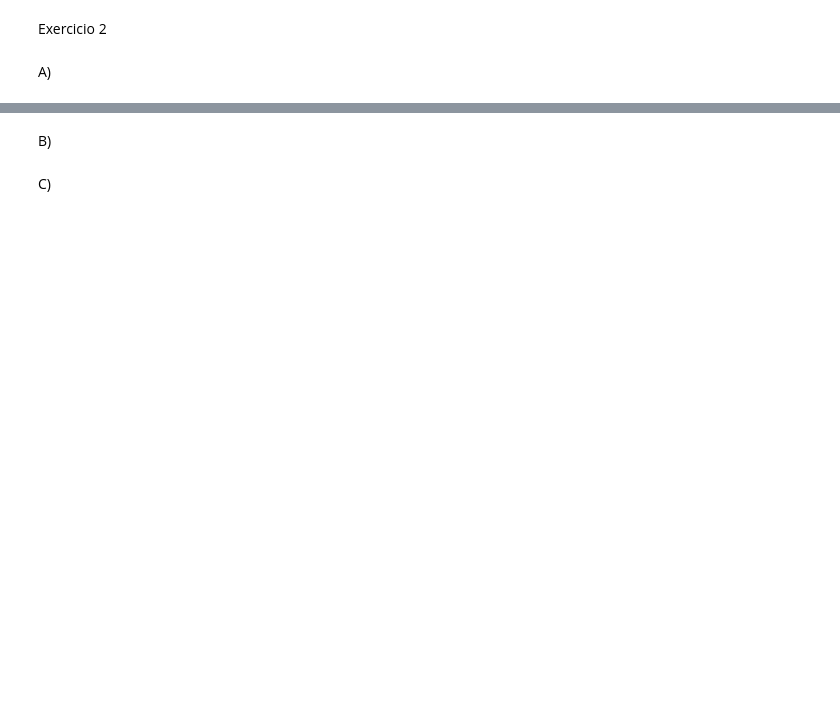
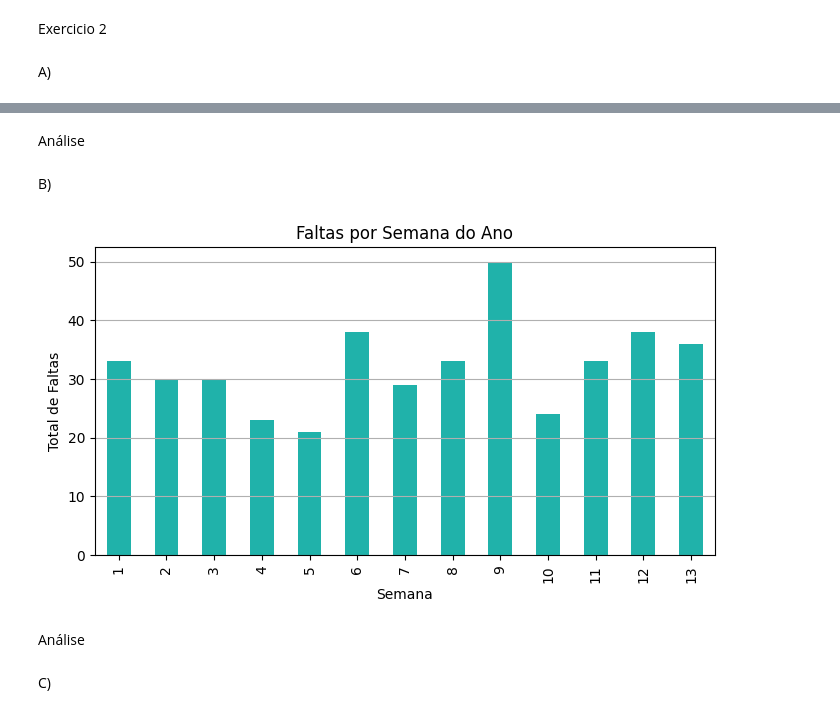
Before and after one commit to greickz/data-science-2026-sem1, a Jupyter notebook: analise.ipynb, the cells around one changed output, grey strips where cells are left out. Drawn from its saved outputs; the diff is of its cells as text; code cells hidden in the pictures; blank space fills up the shorter version.

```diff
--- a/analise.ipynb
+++ b/analise.ipynb
@@ -44,3 +93,12 @@ C)
 Exercicio 2
 # %% [markdown]
 A)
+# %%
+df["Data_Ultima_Falta"] = pd.to_datetime(df["Data_Ultima_Falta"], errors='coerce')
+df["Mes_Falta"] = df["Data_Ultima_Falta"].dt.month
+faltas_mes = df.groupby("Mes_Falta")["Faltas"].sum()
+faltas_mes.plot(kind="bar", color='cornflowerblue', title="Faltas por Mês", figsize=(6,4))
+plt.xlabel("Mês")
+plt.ylabel("Total de Faltas")
+plt.grid(axis='y')
+plt.show()
@@ -47,4 +107,18 @@ A)
+# %% [markdown]
+Análise
 # %% [markdown]
 B)
+# %%
+df["Semana_Ultima_Falta"] = df["Data_Ultima_Falta"].dt.isocalendar().week
+faltas_semana = df.groupby("Semana_Ultima_Falta")["Faltas"].sum()
+faltas_semana.plot(kind="bar", color='lightseagreen', title="Faltas por Semana do Ano", figsize=(8,4))
+plt.xlabel("Semana")
+plt.ylabel("Total de Faltas")
+plt.grid(axis='y')
+plt.show()
+# %% [output]
+[figure, added]
+# %% [markdown]
+Análise
 # %% [markdown]
 C)
```
Also changed, not shown: parts of 35 cells of this notebook, 1 other file.
